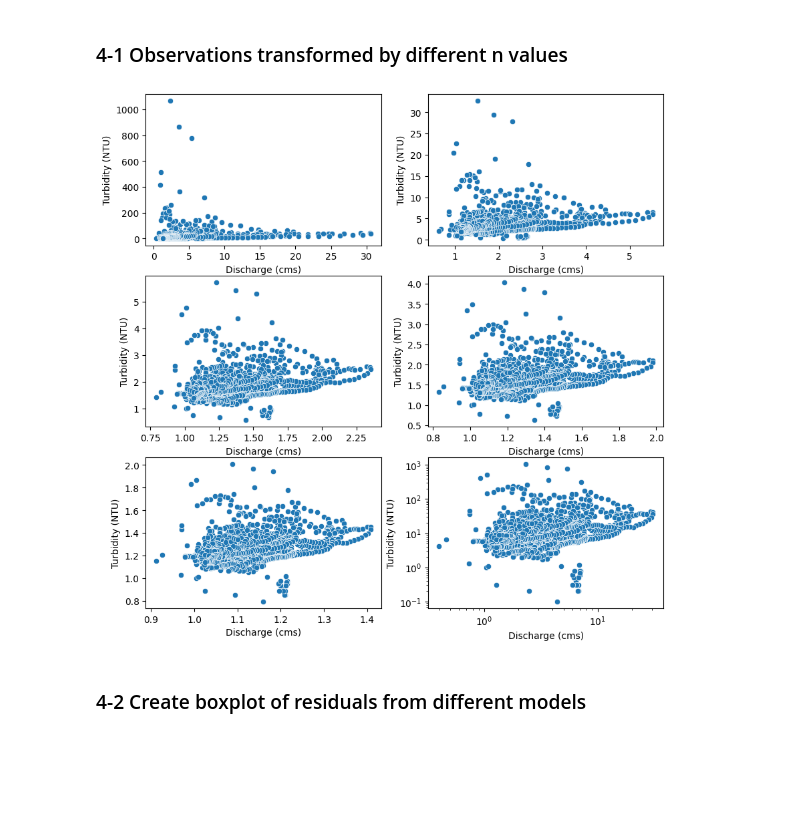
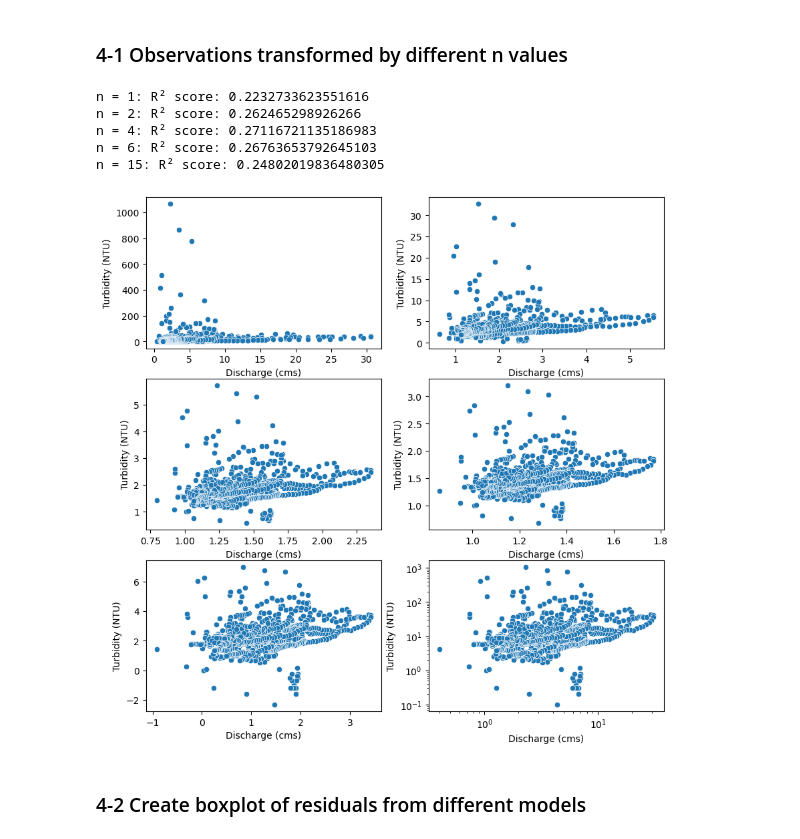
Before and after one commit to QianWanghhu/BushFireWQ, a Jupyter notebook: src/Explore_212058_CQ.ipynb, the cells around one changed output. Saved outputs shown, nothing was run; the diff lists cells and outputs as text; code cells hidden in the pictures; blank space fills up the shorter version.

```diff
--- a/src/Explore_212058_CQ.ipynb
+++ b/src/Explore_212058_CQ.ipynb
@@ -184,7 +184,7 @@ storm_data = pd.read_csv('../output/CQ_analysis/212058/' + \
                         index_col = 'id')
 # Set stormID to str format
 # Select six events of the max peak flow during each periods
-fig, axes = plt.subplots(nrows=3, ncols=4, sharex=False, sharey=False, figsize=(16, 5))
+fig, axes = plt.subplots(nrows=2, ncols=3, sharex=False, sharey=False, figsize=(16, 5))
 title = ['12 Events Prefire', '12 Events Postfire'][0]
 dt_plot = six_eventID_int[0] # six_eventID[1] for postfire events and six_eventID[0] for prefire events
 kk = 0
@@ -197,8 +197,8 @@ if norm_plot:
 else:
     xx = 'total_flow'; yy = 'Turbidity (NTU)'
     xlab = 'Flow (cms)'; ylab = yy
-for ii in range(3):
-    for jj in range(4):
+for ii in range(2):
+    for jj in range(3):
         # Simplified condition for legend
         # lgnd = kk == 5
         lgnd = True
@@ -245,33 +245,57 @@ plt.savefig(f'{fig_dir}{title}HysteresisNorm{norm_plot}.png', format='png', dpi=
 # %%
 ## Explore the relationship in 1/n space
 # Read storm event data
+from sklearn.linear_model import LinearRegression
+from sklearn.metrics import r2_score
 freq = 'Hourly'
 storm_data = pd.read_csv('../output/CQ_analysis/212058/' + f'Q_above_1_212058_StormEventRefilterData.csv', index_col='id')
+storm_data['Datetime'] = pd.to_datetime(storm_data['Datetime'])
+storm_data = storm_data[(storm_data['Datetime'] <= date_postyear) & (storm_data['Datetime'] >= date_preyear)]
 cols = storm_data.columns
 storm_data['Datetime'] = pd.to_datetime(storm_data['Datetime'], format='mixed', dayfirst=True)
 x_lab = cols[3]
 y_lab = cols[2]
 data_copy = storm_data.copy()
 fig, axes = plt.subplots(nrows=3, ncols=2, figsize = (10, 10))
 kk = 0
-test_n = [1, 2, 4, 5, 10]
+test_n = [1, 2, 4, 6, 15]
 for ii in range(3):
     for jj in range(2):
         if kk <= 4:
             n = test_n[kk]
             data_copy.loc[:, x_lab] = np.power(storm_data.loc[:, x_lab], 1/n)
             data_copy.loc[:, y_lab] = np.power(storm_data.loc[:, y_lab], 1/n)
+            if n == 15:
+                data_copy.loc[:, x_lab] = np.log(storm_data.loc[:, x_lab])
+                data_copy.loc[:, y_lab] = np.log(storm_data.loc[:, y_lab])
+            # 创建线性回归模型实例
+            model = LinearRegression()
+
+            # 拟合模型
+            x = data_copy.loc[:, x_lab].values.reshape(2250, 1)
+            y = data_copy.loc[:, y_lab].values.reshape(2250, 1)
+            model.fit(x,y)
+            # 使用r2_score计算R²值
+            y_pred = model.predict(x)  # 预测值
+            r2 = r2_score(y, y_pred)   # 计算R²值
+
+            print(f'n = {n}: R² score: {r2}')
             data_copy.drop_duplicates('Datetime', inplace=True)
             # Scatter plot
             kk += 1
             sns.scatterplot(x=x_lab, y=y_lab, data=data_copy[data_copy.Datetime < date_postfire], ax=axes[ii, jj])
         else:
             sns.scatterplot(x=x_lab, y=y_lab, data=storm_data[storm_data.Datetime < date_postfire], ax=axes[ii, jj])
             ax=axes[ii, jj].set_xscale('log')
             ax=axes[ii, jj].set_yscale('log')
 # plt.savefig(f'{fig_dir}test_n.png', format = 'png', dpi=300)
 # %% [output]
+n = 1: R² score: 0.2232733623551616
+n = 2: R² score: 0.262465298926266
+n = 4: R² score: 0.27116721135186983
+n = 6: R² score: 0.26763653792645103
+n = 15: R² score: 0.24802019836480305
-[figure, old version]
+[figure, new version]
 # %% [markdown]
 ### 4-2 Create boxplot of residuals from different models
 # %%
```
Also changed, not shown: parts of 10 cells of this notebook, 12 other files.
